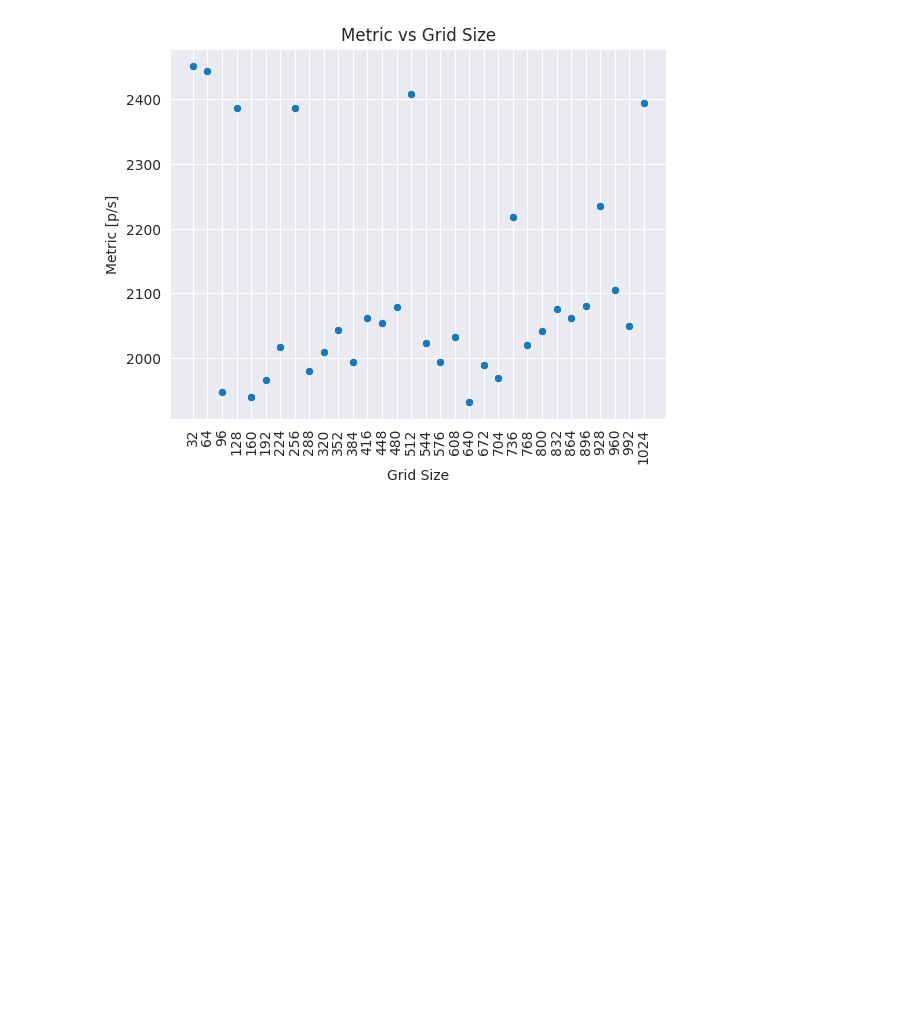
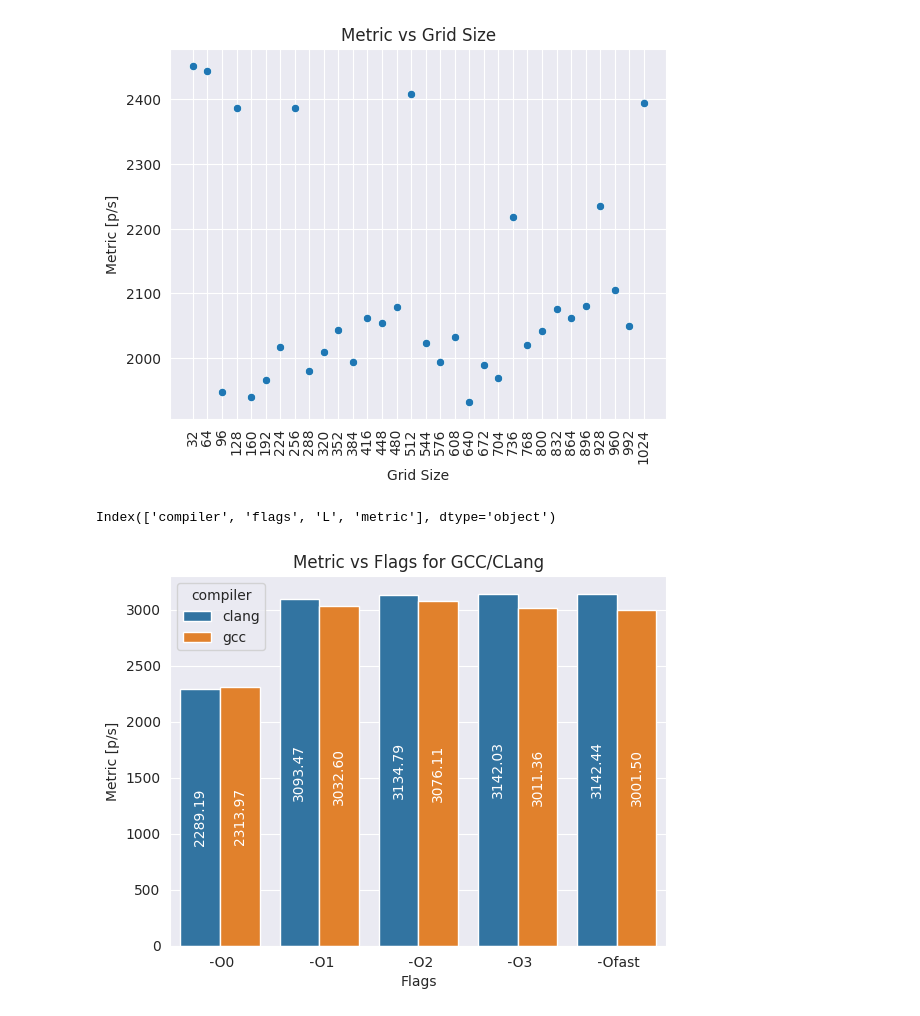
Before and after one commit to ramirofd/tiny_ising_cp2023, a Jupyter notebook: tools/plots.ipynb, the cells around one changed output. Drawn from its saved outputs; the diff is of its cells as text; code cells hidden in the pictures; blank space fills up the shorter version.

Commit message:
march flag

```diff
--- a/tools/plots.ipynb
+++ b/tools/plots.ipynb
@@ -40,3 +40,38 @@ plt.xticks(df.L.unique(), rotation=90)
 plt.show()
 # %% [output]
 [figure]
+# %%
+import pandas as pd
+import seaborn as sns
+import matplotlib.pyplot as plt
+
+# Load data into a pandas dataframe
+df = pd.read_csv('../results/optimization_flags_local.csv')
+
+# Use seaborn to create a line plot
+print(df.columns)
+ax = sns.barplot(x='flags', y='metric', hue='compiler', data=df)
+# Add labels with the value of each bar
+for rect in ax.patches:
+    # Get the height and width of the bar
+    height = rect.get_height()
+    width = rect.get_width()
+
+    # Get the x and y coordinates of the bar
+    x = rect.get_x()
+    y = rect.get_y()
+
+    # Add a label with the value of the bar
+    ax.text(x + width/2, y + height/2, '{:.2f}'.format(height), ha='center', va='center', color='white', rotation=90)
+
+# Set the plot title and axis labels
+plt.title('Metric vs Flags for GCC/CLang')
+plt.xlabel('Flags')
+plt.ylabel('Metric [p/s]')
+# plt.xticks(df.L.unique(), rotation=90)
+
+# Show the plot
+plt.show()
+# %% [output]
+Index(['compiler', 'flags', 'L', 'metric'], dtype='object')
+[figure, added]
```
Also changed, not shown: parts of 3 cells of this notebook, 4 other files.
